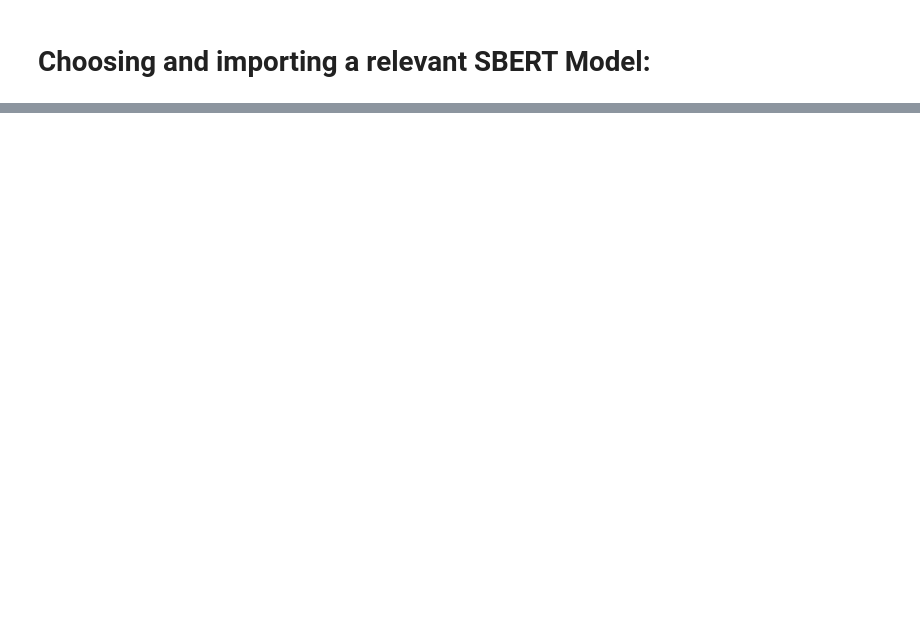
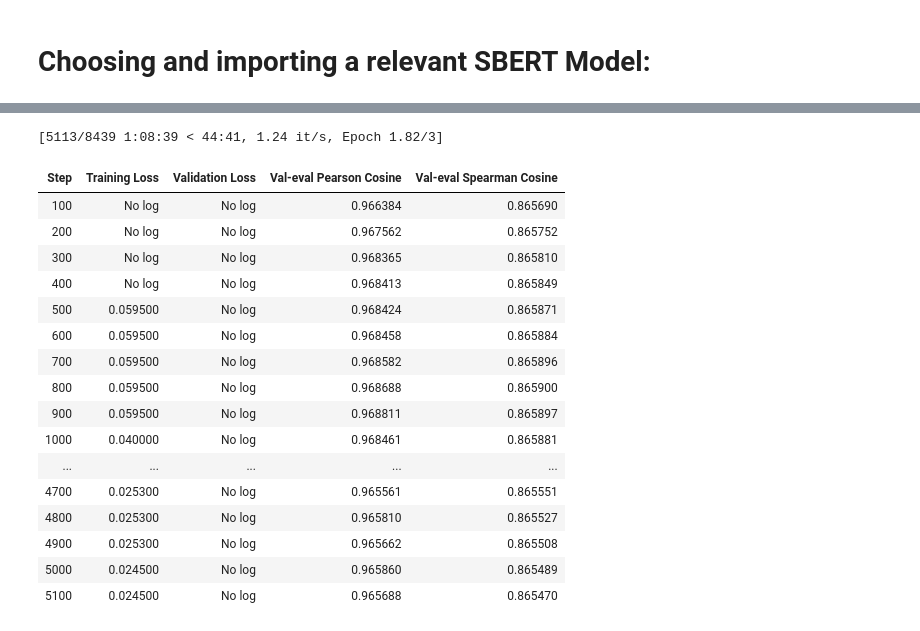
Before and after one commit to kasey-purvor/Latent_semantic_index_SearchEngine, a Jupyter notebook: SBERT_TRAINING.ipynb, the cells around one changed output, grey strips where cells are left out. Drawn from its saved outputs; the diff is of its cells as text; code cells hidden in the pictures; blank space fills up the shorter version.

Commit message:
Training the model

```diff
--- a/SBERT_TRAINING.ipynb
+++ b/SBERT_TRAINING.ipynb
@@ -347,0 +472,6 @@ df_all_sub = pd.concat([df_all_pos_sub, df_all_neg_sub], ignore_index=True)
+# %%
+file_path = '/content/drive/MyDrive/Colab_Notebooks/Information Retrieval/Search Engine Project/df_balanced.csv'
+
+df_balanced = pd.read_csv(file_path)
+
+df_balanced.head(5)
@@ -377,0 +604,40 @@ embeddings.shape
+# %%
+
+model = SentenceTransformer('sentence-transformers/msmarco-distilbert-base-v4')
+model = model.to('cuda')  #GPU acceleration
+
+train_dataloader = DataLoader(train_examples, shuffle=True, batch_size=32)
+
+# Define loss
+train_loss = losses.CosineSimilarityLoss(model=model)
+
+# Create evaluator for validation set
+evaluator = EmbeddingSimilarityEvaluator.from_input_examples(val_examples, name='val-eval')
+
+# Fine-tune the model
+model.fit(
+    train_objectives=[(train_dataloader, train_loss)],
+    evaluator=evaluator,
+    epochs=3,
+    evaluation_steps=100,  # Validation every 100 steps
+    output_path='/content/drive/MyDrive/Colab_Notebooks/Information Retrieval/Search Engine Project/SBERT_MODEL/'
+)
+# %% [output]
+[5113/8439 1:08:39 < 44:41, 1.24 it/s, Epoch 1.82/3]
+| Step | Training Loss | Validation Loss | Val-eval Pearson Cosine | Val-eval Spearman Cosine |
+| 100 | No log | No log | 0.966384 | 0.865690 |
+| 200 | No log | No log | 0.967562 | 0.865752 |
+| 300 | No log | No log | 0.968365 | 0.865810 |
+| 400 | No log | No log | 0.968413 | 0.865849 |
+| 500 | 0.059500 | No log | 0.968424 | 0.865871 |
+| 600 | 0.059500 | No log | 0.968458 | 0.865884 |
+| 700 | 0.059500 | No log | 0.968582 | 0.865896 |
+| 800 | 0.059500 | No log | 0.968688 | 0.865900 |
+| 900 | 0.059500 | No log | 0.968811 | 0.865897 |
+| 1000 | 0.040000 | No log | 0.968461 | 0.865881 |
+| ... | ... | ... | ... | ... |
+| 4700 | 0.025300 | No log | 0.965561 | 0.865551 |
+| 4800 | 0.025300 | No log | 0.965810 | 0.865527 |
+| 4900 | 0.025300 | No log | 0.965662 | 0.865508 |
+| 5000 | 0.024500 | No log | 0.965860 | 0.865489 |
+| 5100 | 0.024500 | No log | 0.965688 | 0.865470 |
```
Also changed, not shown: parts of 46 cells of this notebook.
